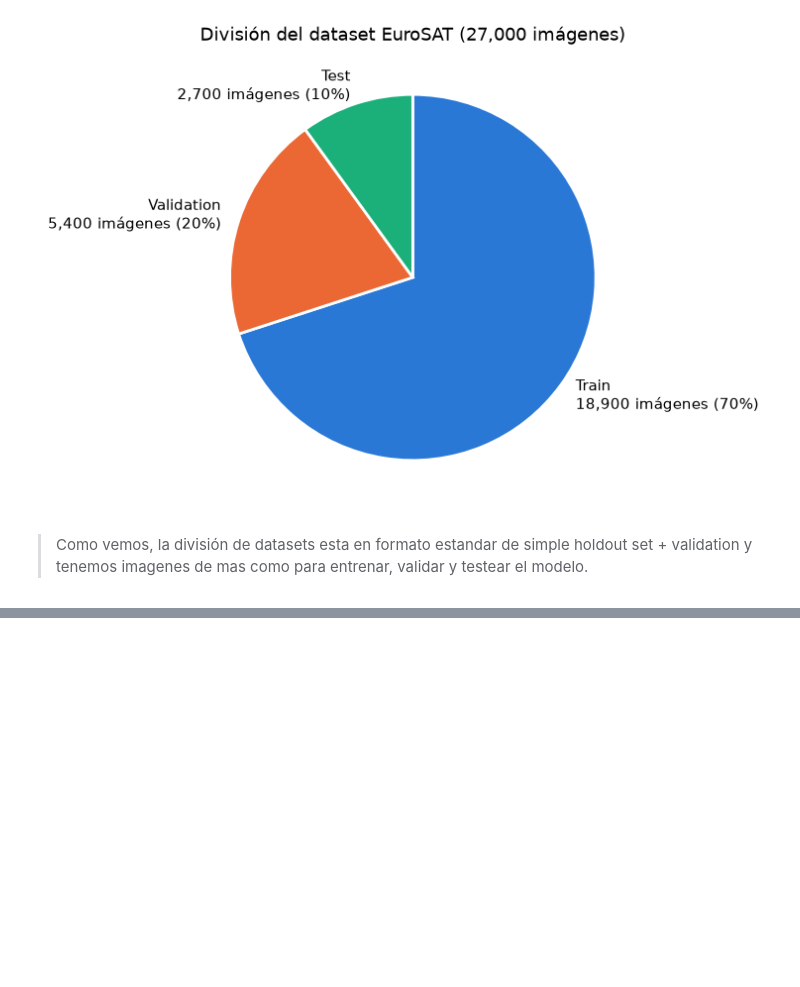
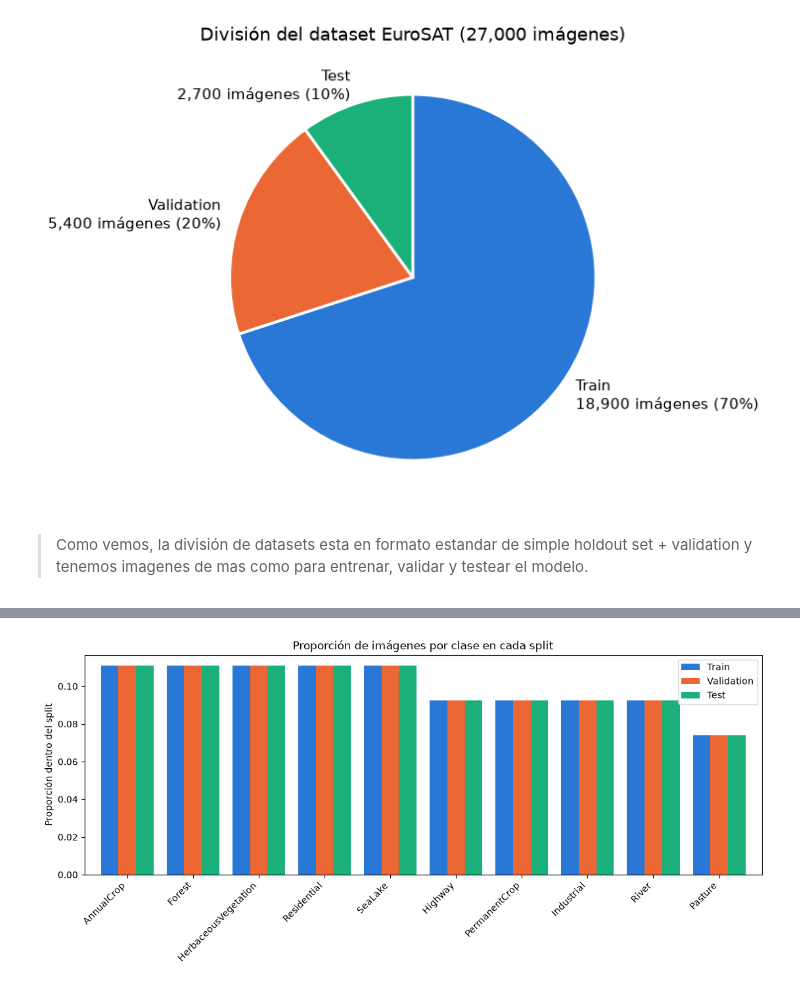
Before and after one commit to manuelferrario/tp3-redes-neuronales-EuroSAT, a Jupyter notebook: tp3.ipynb, the cells around one changed output, grey strips where cells are left out. Drawn from its saved outputs; the diff is of its cells as text; code cells hidden in the pictures; blank space fills up the shorter version.

```diff
--- a/tp3.ipynb
+++ b/tp3.ipynb
@@ -19,13 +19,9 @@ DATA_DIR = "EuroSAT" # Directorio donde se encuentran los datos.
 
 > Podemos detectar problemas antes de entrenar, tomar decisiones de preprocesamiento y anticipar resultados.
 # %%
-datos_train = os.path.join(DATA_DIR, "train.csv")
-datos_validation = os.path.join(DATA_DIR, "validation.csv")
-datos_test = os.path.join(DATA_DIR, "test.csv")
-
-train_df = pd.read_csv(datos_train)
-validation_df = pd.read_csv(datos_validation)
-test_df = pd.read_csv(datos_test)
+train_df = pd.read_csv(f"{DATA_DIR}/train.csv")
+validation_df = pd.read_csv(f"{DATA_DIR}/validation.csv")
+test_df = pd.read_csv(f"{DATA_DIR}/test.csv")
 # %%
 train_df.head(5)
 # %% [output]
@@ -133,0 +108,24 @@ test_df.value_counts(["ClassName"]).plot(kind="pie", figsize=(10, 5), color="#2a
+# %%
+# Cantidad de imágenes por clase en cada split
+conteos = pd.DataFrame({
+    "Train": train_df["ClassName"].value_counts(),
+    "Validation": validation_df["ClassName"].value_counts(),
+    "Test": test_df["ClassName"].value_counts(),
+})
+
+# Proporción de cada clase dentro de su split (cada columna suma 1)
+proporciones = pd.DataFrame({
+    "Train": train_df["ClassName"].value_counts(normalize=True),
+    "Validation": validation_df["ClassName"].value_counts(normalize=True),
+    "Test": test_df["ClassName"].value_counts(normalize=True),
+})
+
+# Ordenamos de mayor a menor según train
+orden = conteos["Train"].sort_values(ascending=False).index
+conteos = conteos.loc[orden]
+proporciones = proporciones.loc[orden]
+
+print("Cantidad de imágenes por clase:")
+print(conteos)
+print("\nProporción de cada clase por split (%):")
+print((proporciones * 100).round(1))
@@ -133,0 +150,10 @@ test_df.value_counts(["ClassName"]).plot(kind="pie", figsize=(10, 5), color="#2a
+# %%
+fig, ax = plt.subplots(figsize=(11, 5), constrained_layout=True)
+proporciones.plot.bar(ax=ax, color=["#2a78d6", "#eb6834", "#1baf7a"], width=0.8)
+ax.set_title("Proporción de imágenes por clase en cada split")
+ax.set_xlabel("")
+ax.set_ylabel("Proporción dentro del split")
+plt.xticks(rotation=45, ha="right")
+plt.show()
+# %% [output]
+[figure, added]
```
Also changed, not shown: parts of 16 cells of this notebook.
